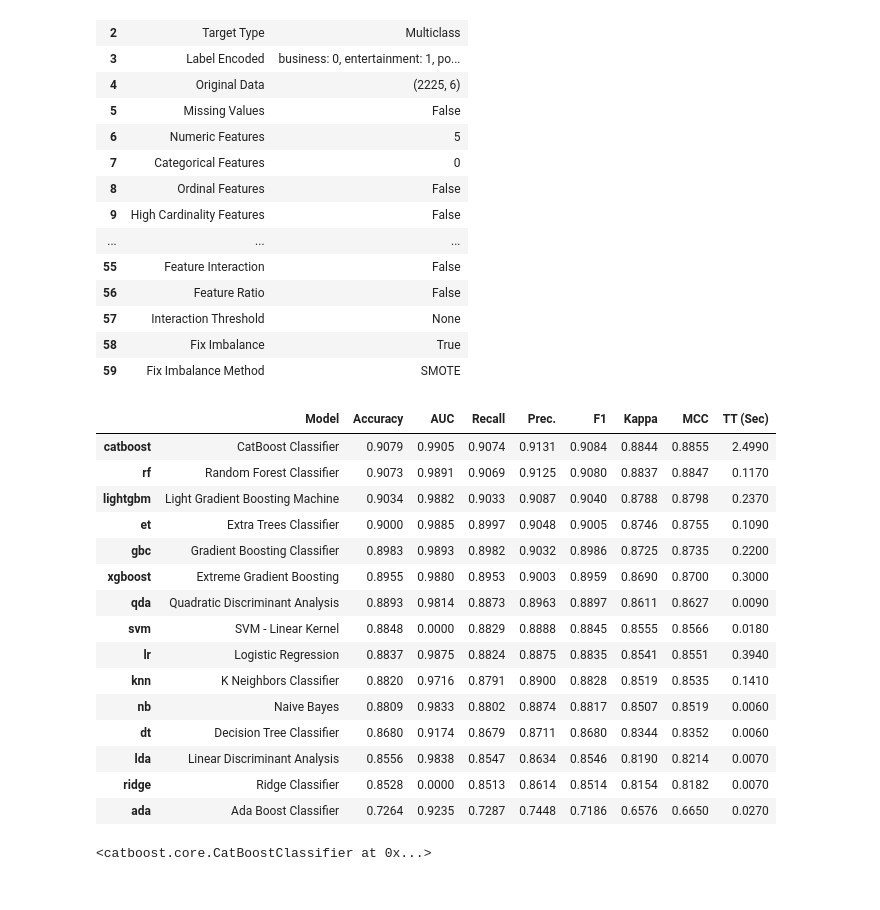
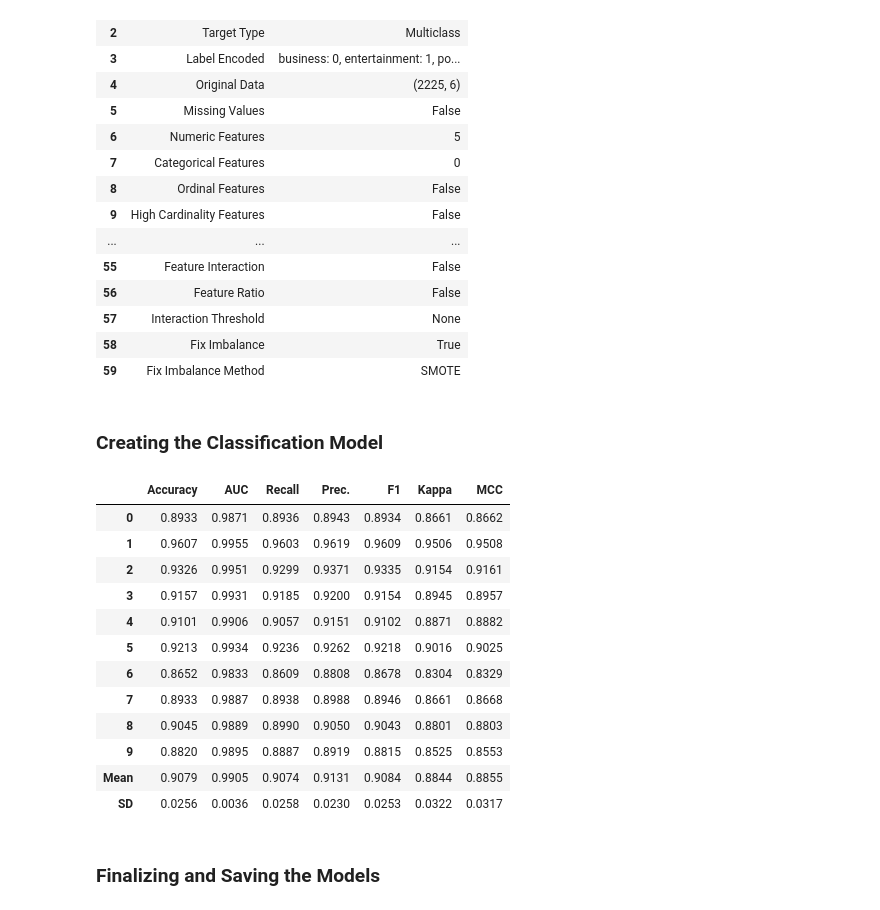
Before and after one commit to derevirn/pycaret-book, a Jupyter notebook: NLP/NLP.ipynb, the cells around one changed output. Drawn from its saved outputs; the diff is of its cells as text; code cells hidden in the pictures.

```diff
--- a/NLP/NLP.ipynb
+++ b/NLP/NLP.ipynb
@@ -162,23 +166,23 @@ classf = classification.setup(data_assigned_, target = 'category',
 | 57 | Interaction Threshold | None |
 | 58 | Fix Imbalance | True |
 | 59 | Fix Imbalance Method | SMOTE |
-# %%
-classification.compare_models()
-# %% [output]
-|  | Model | Accuracy | AUC | Recall | Prec. | F1 | Kappa | MCC | TT (Sec) |
-| catboost | CatBoost Classifier | 0.9079 | 0.9905 | 0.9074 | 0.9131 | 0.9084 | 0.8844 | 0.8855 | 2.4990 |
-| rf | Random Forest Classifier | 0.9073 | 0.9891 | 0.9069 | 0.9125 | 0.9080 | 0.8837 | 0.8847 | 0.1170 |
-| lightgbm | Light Gradient Boosting Machine | 0.9034 | 0.9882 | 0.9033 | 0.9087 | 0.9040 | 0.8788 | 0.8798 | 0.2370 |
-| et | Extra Trees Classifier | 0.9000 | 0.9885 | 0.8997 | 0.9048 | 0.9005 | 0.8746 | 0.8755 | 0.1090 |
-| gbc | Gradient Boosting Classifier | 0.8983 | 0.9893 | 0.8982 | 0.9032 | 0.8986 | 0.8725 | 0.8735 | 0.2200 |
-| xgboost | Extreme Gradient Boosting | 0.8955 | 0.9880 | 0.8953 | 0.9003 | 0.8959 | 0.8690 | 0.8700 | 0.3000 |
-| qda | Quadratic Discriminant Analysis | 0.8893 | 0.9814 | 0.8873 | 0.8963 | 0.8897 | 0.8611 | 0.8627 | 0.0090 |
-| svm | SVM - Linear Kernel | 0.8848 | 0.0000 | 0.8829 | 0.8888 | 0.8845 | 0.8555 | 0.8566 | 0.0180 |
-| lr | Logistic Regression | 0.8837 | 0.9875 | 0.8824 | 0.8875 | 0.8835 | 0.8541 | 0.8551 | 0.3940 |
-| knn | K Neighbors Classifier | 0.8820 | 0.9716 | 0.8791 | 0.8900 | 0.8828 | 0.8519 | 0.8535 | 0.1410 |
-| nb | Naive Bayes | 0.8809 | 0.9833 | 0.8802 | 0.8874 | 0.8817 | 0.8507 | 0.8519 | 0.0060 |
-| dt | Decision Tree Classifier | 0.8680 | 0.9174 | 0.8679 | 0.8711 | 0.8680 | 0.8344 | 0.8352 | 0.0060 |
-| lda | Linear Discriminant Analysis | 0.8556 | 0.9838 | 0.8547 | 0.8634 | 0.8546 | 0.8190 | 0.8214 | 0.0070 |
-| ridge | Ridge Classifier | 0.8528 | 0.0000 | 0.8513 | 0.8614 | 0.8514 | 0.8154 | 0.8182 | 0.0070 |
-| ada | Ada Boost Classifier | 0.7264 | 0.9235 | 0.7287 | 0.7448 | 0.7186 | 0.6576 | 0.6650 | 0.0270 |
-<catboost.core.CatBoostClassifier at 0x...>
+# %% [markdown]
+### Creating the Classification Model
+# %%
+catboost = classification.create_model('catboost')
+# %% [output]
+|  | Accuracy | AUC | Recall | Prec. | F1 | Kappa | MCC |
+| 0 | 0.8933 | 0.9871 | 0.8936 | 0.8943 | 0.8934 | 0.8661 | 0.8662 |
+| 1 | 0.9607 | 0.9955 | 0.9603 | 0.9619 | 0.9609 | 0.9506 | 0.9508 |
+| 2 | 0.9326 | 0.9951 | 0.9299 | 0.9371 | 0.9335 | 0.9154 | 0.9161 |
+| 3 | 0.9157 | 0.9931 | 0.9185 | 0.9200 | 0.9154 | 0.8945 | 0.8957 |
+| 4 | 0.9101 | 0.9906 | 0.9057 | 0.9151 | 0.9102 | 0.8871 | 0.8882 |
+| 5 | 0.9213 | 0.9934 | 0.9236 | 0.9262 | 0.9218 | 0.9016 | 0.9025 |
+| 6 | 0.8652 | 0.9833 | 0.8609 | 0.8808 | 0.8678 | 0.8304 | 0.8329 |
+| 7 | 0.8933 | 0.9887 | 0.8938 | 0.8988 | 0.8946 | 0.8661 | 0.8668 |
+| 8 | 0.9045 | 0.9889 | 0.8990 | 0.9050 | 0.9043 | 0.8801 | 0.8803 |
+| 9 | 0.8820 | 0.9895 | 0.8887 | 0.8919 | 0.8815 | 0.8525 | 0.8553 |
+| Mean | 0.9079 | 0.9905 | 0.9074 | 0.9131 | 0.9084 | 0.8844 | 0.8855 |
+| SD | 0.0256 | 0.0036 | 0.0258 | 0.0230 | 0.0253 | 0.0322 | 0.0317 |
+# %% [markdown]
+### Finalizing and Saving the Models
```
Also changed, not shown: parts of 6 cells of this notebook.
